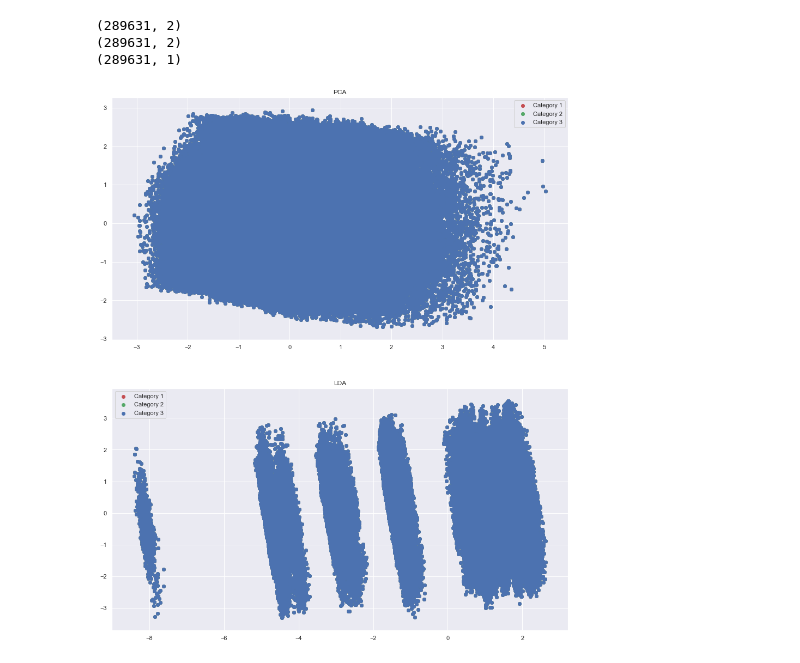
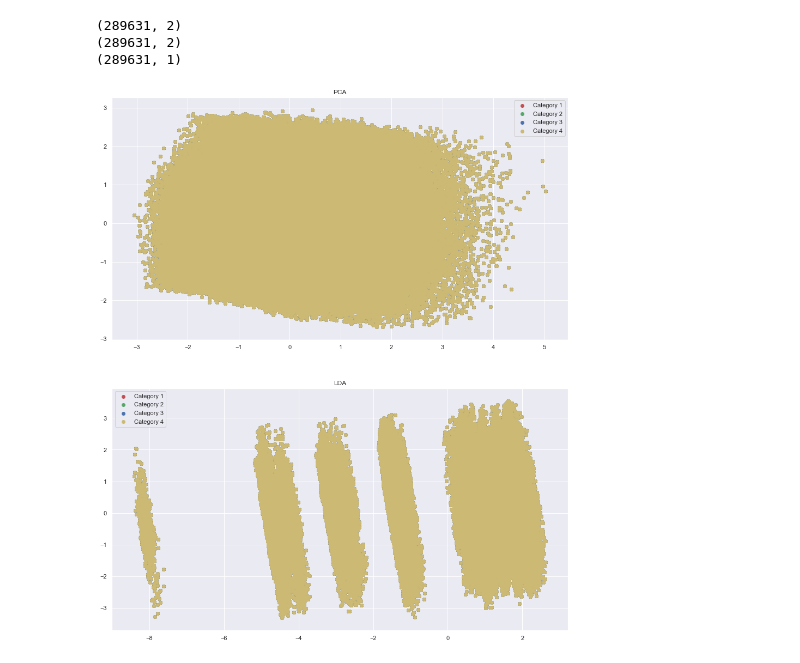
Before and after one commit to sanjeevprasada/AtlantaCrime, a Jupyter notebook: Dimensionality Reduction (PCA).ipynb, the cells around one changed output. Drawn from its saved outputs; the diff is of its cells as text; code cells hidden in the pictures.

```diff
--- a/Dimensionality Reduction (PCA).ipynb
+++ b/Dimensionality Reduction (PCA).ipynb
@@ -180,0 +220,4 @@ Explained variance ratio of the first two components: [0.25716215 0.2042515 ]
+# %%
+df = pd.read_csv('bigdaddy.csv', sep=',', header=0,  usecols = lambda column : column in ['Year', 'Month', 'Day of Month', 'Day of Week', 'Category 1', 'Category 2', 'Category 3', 'Category 4'])
+
+df.head(n=10)
@@ -180,0 +236,28 @@ Explained variance ratio of the first two components: [0.25716215 0.2042515 ]
+# %%
+features = ['Year', 'Month', 'Day of Month', 'Category 1', 'Category 2', 'Category 3']
+targets_bd = ['Category 4']
+x = df.loc[:, features].values
+y = df.loc[:, targets_bd].values
+x = StandardScaler().fit_transform(x)
+# %%
+def PCA(x, y):
+    '''
+    Use this function to obtain two PCA components which are later used for plotting
+    Returns:
+        wine_pca: The PCA components
+        explained_variance_ratio: Explained variance ratio of the two PCA components
+        (Hint:use sklearn function)
+    '''
+    from sklearn.decomposition import PCA
+
+    pca = PCA(n_components=6)
+    pca.fit_transform(x)
+    #wine_pca = pca.components_
+    x_pca = pca.fit(x).transform(x)
+    explained_variance_ratio = pca.explained_variance_ratio_
+    return(x_pca, explained_variance_ratio)
+    raise NotImplementedError
+
+x_pca, explained_variance_pca = PCA(x, y)
+print('Explained variance ratio of the first two components: %s'
+      % str(explained_variance_pca))
@@ -181,10 +278,6 @@ Explained variance ratio of the first two components: [0.25716215 0.2042515 ]
 # %%
-def LDA(X, y):
-    '''
-    Use this function to obtain 2 (two) LDA components which are later used for plotting
-    Returns:
-        wine_lda: The LDA components
-    '''
+def LDA(x, y):
+
     from sklearn.discriminant_analysis import LinearDiscriminantAnalysis
 
     init_lda = LinearDiscriminantAnalysis(n_components=2)
@@ -194,7 +287,7 @@ def LDA(X, y):
 
 x_lda = LDA(x, y)
 lda_var = x_lda.explained_variance_ratio_
-print('Explained variance ratio of the first two components: %s'
+print('Explained variance ratio of the components: %s'
       % str(lda_var))
 # %% [output]
 AttributeError: 'numpy.ndarray' object has no attribute 'explained_variance_ratio_'
@@ -209,30 +302,30 @@ print(y.shape)
 # %%
 def plot_PCA_LDA(x_pca, x_lda, y):
     """
     Use a scatter plot to plot PCA and LDA components obtained using the functions above.
     Use a different color for each class.
     """
 
     ## Need to plot legend
     size = plt.figure(figsize=(15,18))
     s1 = size.add_subplot(211)
     plt.title("PCA")
     s2 = size.add_subplot(212)
     plt.title("LDA")
     #x_lda = x_lda.transform(x)
     colors = ['r','g','b','y']
-    for i in range(1,4):
+    for i in range(1,5):
 
         s1.scatter(x_pca[np.min(np.where(y==i)):np.max(np.where(y==i)),0],
                    x_pca[np.min(np.where(y==i)):np.max(np.where(y==i)),1],label="Category "+str(i), c=colors[i-1])
         s2.scatter(x_lda[np.min(np.where(y==i)):np.max(np.where(y==i)),0],
                    x_lda[np.min(np.where(y==i)):np.max(np.where(y==i)),1],label="Category "+str(i), c=colors[i-1])
 
     s1.legend()
     s2.legend()
 
 
 
 plot_PCA_LDA(x_pca, x_lda, y)
 # %% [output]
-[figure, old version]
+[figure, new version]
```
Also changed, not shown: parts of 12 cells of this notebook.
